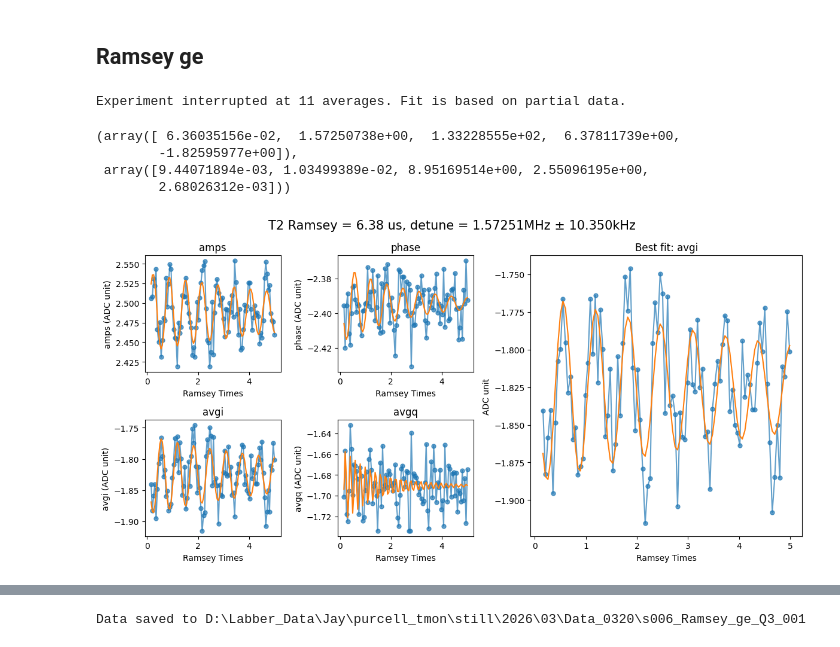
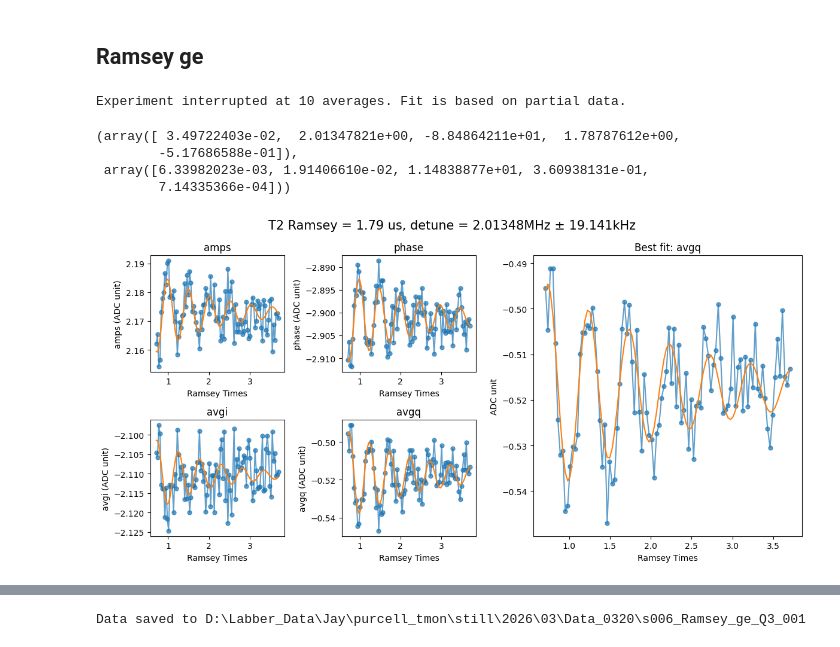
Before and after one commit to JayChien04717/SQC_soc, a Jupyter notebook: new_single_qb_cal.ipynb, the cells around one changed output, grey strips where cells are left out. Saved outputs shown, nothing was run; the diff lists cells and outputs as text; code cells hidden in the pictures.

```diff
--- a/new_single_qb_cal.ipynb
+++ b/new_single_qb_cal.ipynb
@@ -17,8 +17,8 @@ import Pyro4
 Pyro4.config.SERIALIZER = "pickle"
 Pyro4.config.PICKLE_PROTOCOL_VERSION = 4
 
-ns_host = "192.168.10.82"
-ns_port = 8888
+ns_host = "192.168.10.179"
+ns_port = 8887
 proxy_name = "myqick"
 
 soc, soccfg = make_proxy(ns_host=ns_host, ns_port=ns_port, proxy_name=proxy_name)
@@ -108,13 +112,13 @@ config_all.update("trig_time", 0.49, q_index=qubit)
 # %%
 from qick_workspace.newscrip.s002_res_spec_ge import ResonatorSpec
 
-START_FREQ = config_all.get_qubit(qubit)["res_freq_ge"] - 10 # [MHz]
+START_FREQ = config_all.get_qubit(qubit)["res_freq_ge"] - 10  # [MHz]
 STOP_FREQ = config_all.get_qubit(qubit)["res_freq_ge"] + 10  # [MHz]
 
 
 STEPS = 101
 
-config_all.update("res.res_gain_ge", 0.4, q_index=qubit)
+config_all.update("res.res_gain_ge", 0.95, q_index=qubit)
 run_cfg = config_all.get_qubit(qubit)
 
 run_cfg.update(
@@ -244,8 +286,8 @@ START_GAIN = 0.0  # [DAC units]
 STOP_GAIN = 1  # [DAC units]
 STEPS = 100
 
-config_all.update("qb.sigma_ge", 0.03, q_index=qubit)
-config_all.update("qb.nqz_qb", 1, q_index=qubit)
+config_all.update("qb.sigma_ge", 0.14, q_index=qubit)
+config_all.update("qb.nqz_qb", 2, q_index=qubit)
 config_all.update("relax_delay", 50, q_index=qubit)
 run_cfg = config_all.get_qubit(qubit)
 
@@ -253,12 +295,11 @@ run_cfg.update(
     [
         ("steps", STEPS),
         ("qb_gain_ge", QickSweep1D("gainloop", START_GAIN, STOP_GAIN)),
-
     ]
 )
 
 prabi = PowerRabi(soc, soccfg, run_cfg)
-pi_gain, pi2_gain = prabi.run(300)
+pi_gain, pi2_gain = prabi.run(20)
 config_all.update("qb.pi_gain_ge", pi_gain, q_index=qubit)
 config_all.update("qb.pi2_gain_ge", pi2_gain, q_index=qubit)
 # %% [output]
@@ -268,3 +309,28 @@ Experiment interrupted at 117 averages. Fit is based on partial data.
 prabi.saveLabber(qubit, config_all=config_all)
 # %% [output]
 Data saved to D:\Labber_Data\Jay\purcell_tmon\still\2026\03\Data_0320\s005_power_rabi_ge_Q3_001
+# %%
+from qick_workspace.newscrip.s005_power_rabi_ge_chevron import PowerRabiChevron
+
+START_GAIN = 0.0  # [DAC units]
+STOP_GAIN = 1  # [DAC units]
+STEPS = 100
+
+
+config_all.update("qb.sigma_ge", 0.14, q_index=qubit)
+config_all.update("qb.nqz_qb", 2, q_index=qubit)
+config_all.update("relax_delay", 50, q_index=qubit)
+run_cfg = config_all.get_qubit(qubit)
+f_ge = run_cfg["qb_freq_ge"]
+run_cfg.update(
+    [
+        ("steps", STEPS),
+        ("qb_gain_ge", QickSweep1D("gainloop", START_GAIN, STOP_GAIN)),
+        ("steps_freq", 11),
+        ("qb_freq_ge", QickSweep1D("freqloop", f_ge - 4, f_ge + 4)),
+    ]
+)
+
+
+prabi = PowerRabiChevron(soc, soccfg, run_cfg)
+prabi.run(py_avg=50)
@@ -291,28 +358,28 @@ Scan interrupted at average: 17
 # %%
 from qick_workspace.newscrip.s006_Ramsey_ge import Ramsey
 
 run_cfg = config_all.get_qubit(qubit)
 
 START_TIME = 0.0  # [us]
-STOP_TIME = 5  # [us]
+STOP_TIME = 3  # [us]
 STEPS = 100
 run_cfg.update(
     [
         ("steps", STEPS),
         ("wait_time", QickSweep1D("waitloop", START_TIME, STOP_TIME)),
         ("ramsey_freq", 2),
     ]
 )
 
 t2r = Ramsey(soc, soccfg, run_cfg)
-t2r.run(500)
+t2r.run(20)
 # %% [output]
-Experiment interrupted at 11 averages. Fit is based on partial data.
+Experiment interrupted at 10 averages. Fit is based on partial data.
-(array([ 6.36035156e-02,  1.57250738e+00,  1.33228555e+02,  6.37811739e+00,
-        -1.82595977e+00]),
- array([9.44071894e-03, 1.03499389e-02, 8.95169514e+00, 2.55096195e+00,
-        2.68026312e-03]))
+(array([ 3.49722403e-02,  2.01347821e+00, -8.84864211e+01,  1.78787612e+00,
+        -5.17686588e-01]),
+ array([6.33982023e-03, 1.91406610e-02, 1.14838877e+01, 3.60938131e-01,
+        7.14335366e-04]))
-[figure, old version]
+[figure, new version]
 # %%
 config_all.update("qb.qb_freq_ge", t2r.correct_detune(), qubit)
 # %% [output]
```
Also changed, not shown: parts of 24 cells of this notebook, 37 other files.
